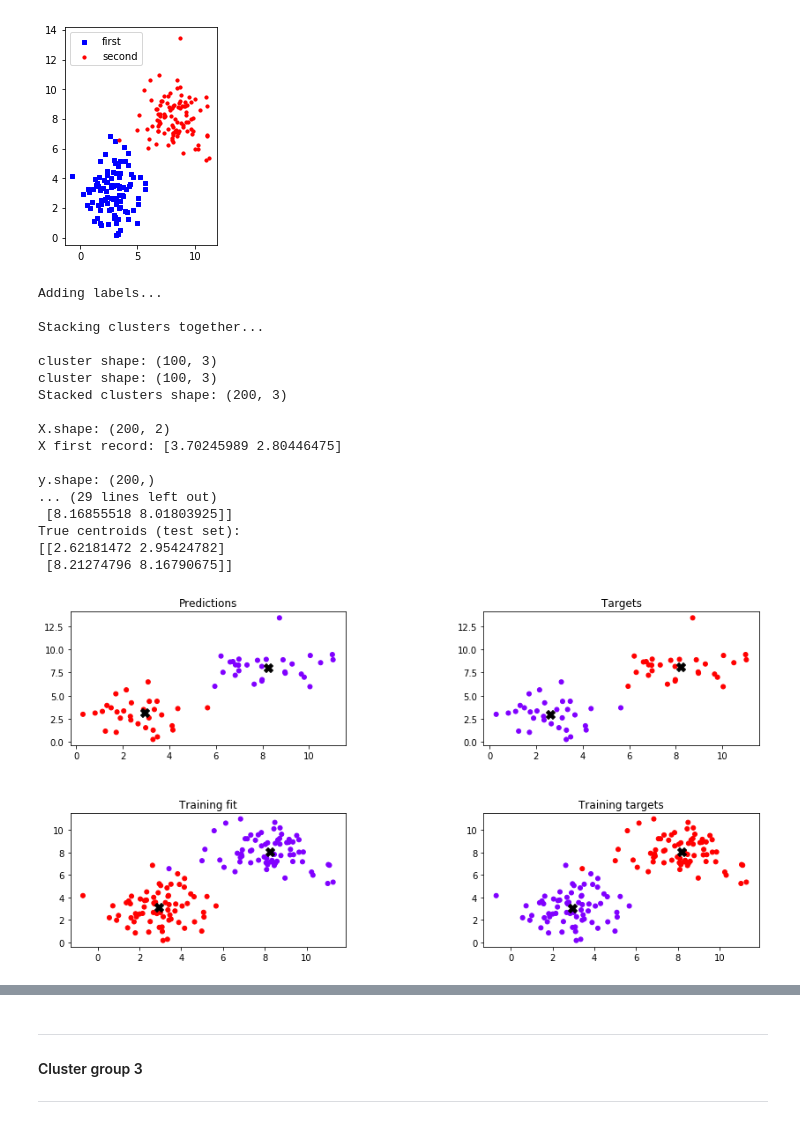
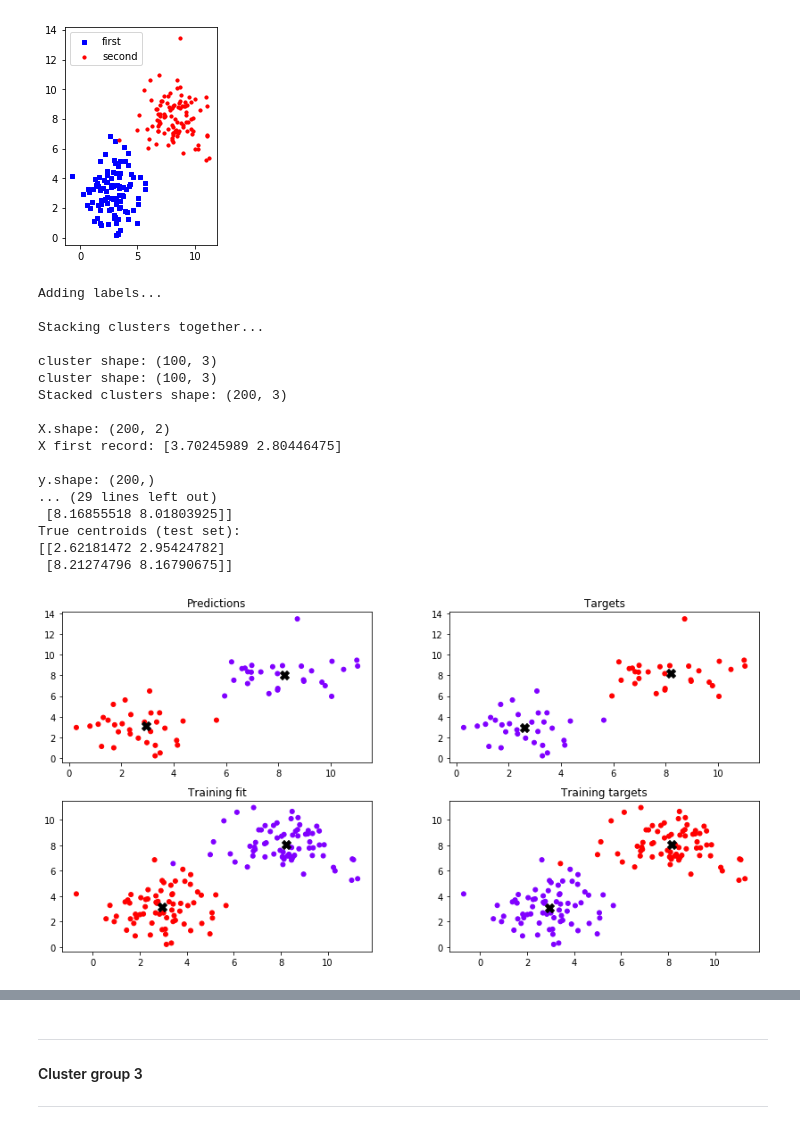
Before and after one commit to jackdotwa/analytics-rocket, a Jupyter notebook: bagging/nb/sklearn_kmeans-Copy1.ipynb, the cells around one changed output, grey strips where cells are left out. Cells and saved outputs as stored; diff of their text form; code cells hidden in the pictures.

```diff
--- a/bagging/nb/sklearn_kmeans-Copy1.ipynb
+++ b/bagging/nb/sklearn_kmeans-Copy1.ipynb
@@ -434,7 +416,7 @@ def do_all_the_things(clusters: list, test_set_size: float=0.3, km_model:sk.clus
     ax4.scatter(true_centres_train[:, 0], true_centres_train[:,1], s=100, c='k', marker="X")
 
     # Add some padding to subplots
-    plt.subplots_adjust(left=None, bottom=None, right=None, top=None, wspace=0.5, hspace=0.5)
+    plt.subplots_adjust(left=None, bottom=None, right=None, top=None, wspace=0.25, hspace=0.25)
 
     # Contruct the data dictionary to return
     data_dict = dict({'predictions': predictions,
@@ -445,10 +427,11 @@ def do_all_the_things(clusters: list, test_set_size: float=0.3, km_model:sk.clus
                       'true_centers_train' : true_centres_train,
                       'true_centres_test' : true_centres_test,
                       'train_acc' : km_train_acc,
-                      'test_acc' : km_test_acc})
+                      'test_acc' : km_test_acc,
+                      'model' : km_clf})
 
-    # Return the k-means model and data dictionary
-    return km_clf, data_dict
+    # Return the results data dictionary
+    return data_dict
 # %% [markdown]
 ---
 #### Cluster group 2
@@ -470,27 +453,28 @@ plt.show()
 [figure]
 # %%
 cluster_list = [cluster_1, cluster_2]
-# %%
-km_clf, results = do_all_the_things(cluster_list)
-# %% [output]
-Adding labels...
-
-Stacking clusters together...
-
-cluster shape: (100, 3)
-cluster shape: (100, 3)
-Stacked clusters shape: (200, 3)
-
-X.shape: (200, 2)
-X first record: [3.70245989 2.80446475]
-
-y.shape: (200,)
-... (29 lines left out)
- [8.16855518 8.01803925]]
-True centroids (test set):
-[[2.62181472 2.95424782]
- [8.21274796 8.16790675]]
-[figure, removed]
+# %%
+results_2 = do_all_the_things(cluster_list)
+results_2['model_name'] = 'k-means_gauss_2'
+# %% [output]
+Adding labels...
+
+Stacking clusters together...
+
+cluster shape: (100, 3)
+cluster shape: (100, 3)
+Stacked clusters shape: (200, 3)
+
+X.shape: (200, 2)
+X first record: [3.70245989 2.80446475]
+
+y.shape: (200,)
+... (29 lines left out)
+ [8.16855518 8.01803925]]
+True centroids (test set):
+[[2.62181472 2.95424782]
+ [8.21274796 8.16790675]]
+[figure, added]
 # %%
 y_test, predictions = (results['y_test'], results['predictions'])
 print('\n{}\n{}\n'.format(y_test, predictions))
```
Also changed, not shown: parts of 18 cells of this notebook.
